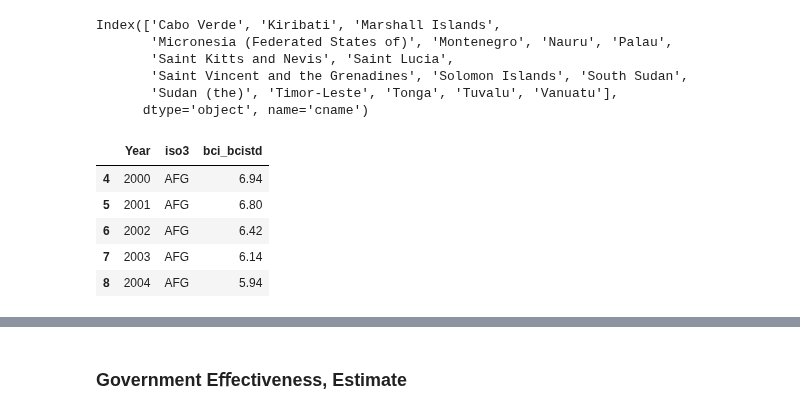
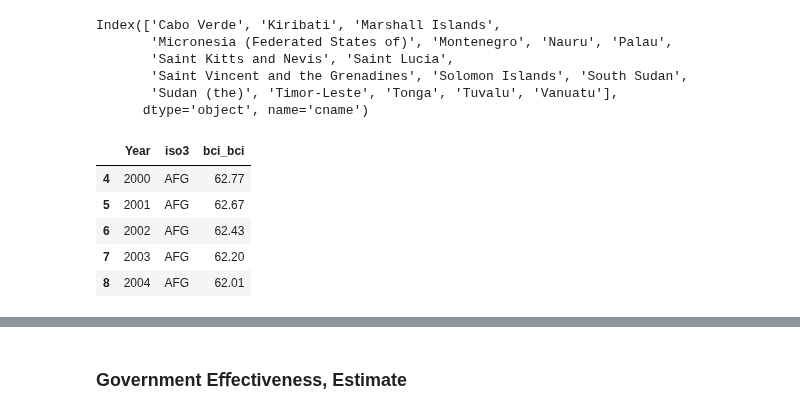
Before and after one commit to ZeliaDec/DataScience, a Jupyter notebook: Data_Notebook.ipynb, the cells around one changed output, grey strips where cells are left out. Cells and saved outputs as stored; diff of their text form; code cells hidden in the pictures.

```diff
--- a/Data_Notebook.ipynb
+++ b/Data_Notebook.ipynb
@@ -1452,5 +1452,5 @@ last_df
 # %%
-bci = pd.read_csv(filepath + "bci_bc.csv", delimiter = ";")
+bci = pd.read_csv(filepath + "bci_bci.csv", delimiter = ";")
 
 # Convert commas to dots for numeric columns
 for col in bci.columns:
@@ -1482,7 +1494,7 @@ bci
 | 6335 | 894 | Zambia | 2021 | 894 | Zambia | ZMB | 551.0 | QoGStdTSjan24 | Zambia 2021 | ... |
 4111 rows × 11 columns
 # %%
-value_counts_per_area = bci.groupby("cname")["bci_bcistd"].count()
+value_counts_per_area = bci.groupby("cname")["bci_bci"].count()
 
 areas_not_equal_to_22 = value_counts_per_area[value_counts_per_area != 22].index
 areas_not_equal_to_22
@@ -1495,16 +1507,16 @@ Index(['Cabo Verde', 'Kiribati', 'Marshall Islands',
       dtype='object', name='cname')
 # %%
 bci = bci[~bci["cname"].isin(areas_not_equal_to_22)]
-bci = bci[['year', 'ccodealp','bci_bcistd']]
+bci = bci[['year', 'ccodealp','bci_bci']]
 bci = bci.rename(columns = {"ccodealp":"iso3","year":"Year"})
 bci.head()
 # %% [output]
-|  | Year | iso3 | bci_bcistd |
-| 4 | 2000 | AFG | 6.94 |
-| 5 | 2001 | AFG | 6.80 |
-| 6 | 2002 | AFG | 6.42 |
-| 7 | 2003 | AFG | 6.14 |
-| 8 | 2004 | AFG | 5.94 |
+|  | Year | iso3 | bci_bci |
+| 4 | 2000 | AFG | 62.77 |
+| 5 | 2001 | AFG | 62.67 |
+| 6 | 2002 | AFG | 62.43 |
+| 7 | 2003 | AFG | 62.20 |
+| 8 | 2004 | AFG | 62.01 |
 # %%
 last_df = pd.merge(last_df,bci, on=['iso3','Year'], how='outer')
 last_df = last_df.dropna()
```
Also changed, not shown: parts of 10 cells of this notebook, 1 other file.
